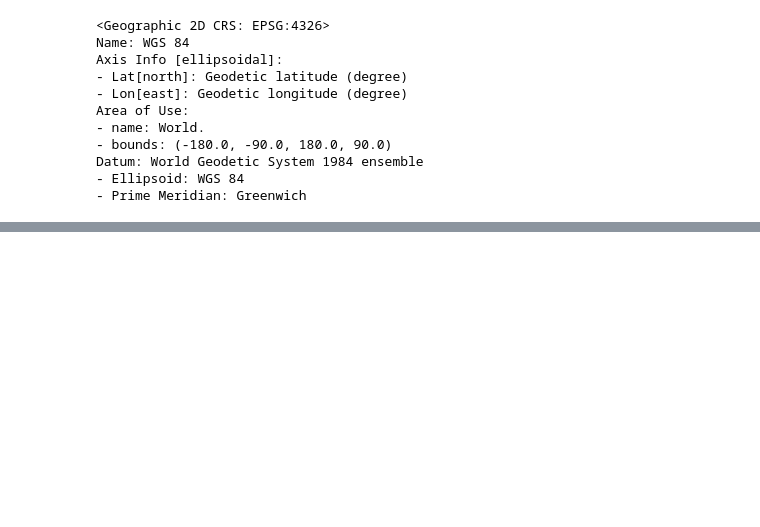
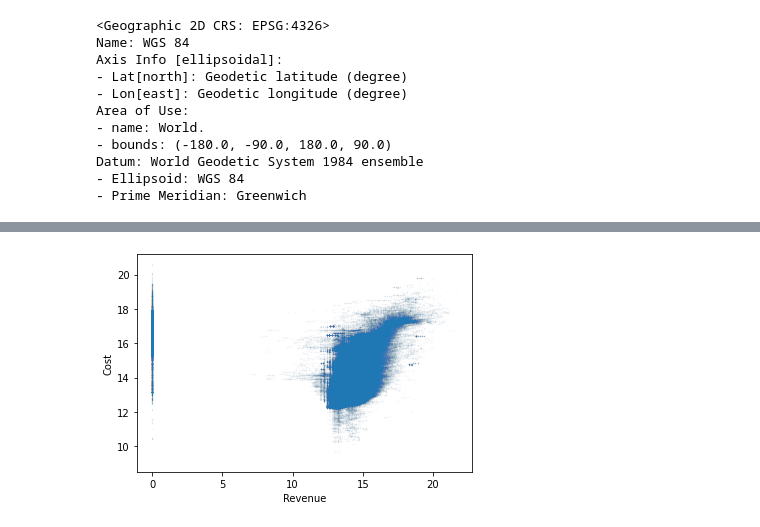
Before and after one commit to sdamerdji/dissertation, a Jupyter notebook: iv/fires iv.ipynb, the cells around one changed output, grey strips where cells are left out. Saved outputs shown, nothing was run; the diff lists cells and outputs as text; code cells hidden in the pictures; blank space fills up the shorter version.

```diff
--- a/iv/fires iv.ipynb
+++ b/iv/fires iv.ipynb
@@ -180,0 +224,12 @@ Name: Developed, dtype: float64
+# %%
+panel_fires['revenue'] = panel_fires['rent/sf'] * panel_fires['Envelope_1000'] * 1000
+# %%
+panel_fires['costs'] = (panel_fires['estimated_cost'] - panel_fires['fire_damage']
+                        + panel_fires['imputed_land_value'] + panel_fires['assessed_improvement_value'])
+# %%
+plt.scatter(np.log1p(panel_fires['revenue']), np.log1p(panel_fires['costs']), alpha=.05, s=.1)
+plt.xlabel('Revenue')
+plt.ylabel('Cost')
+plt.show()
+# %% [output]
+[figure, added]
```
Also changed, not shown: parts of 25 cells of this notebook.
